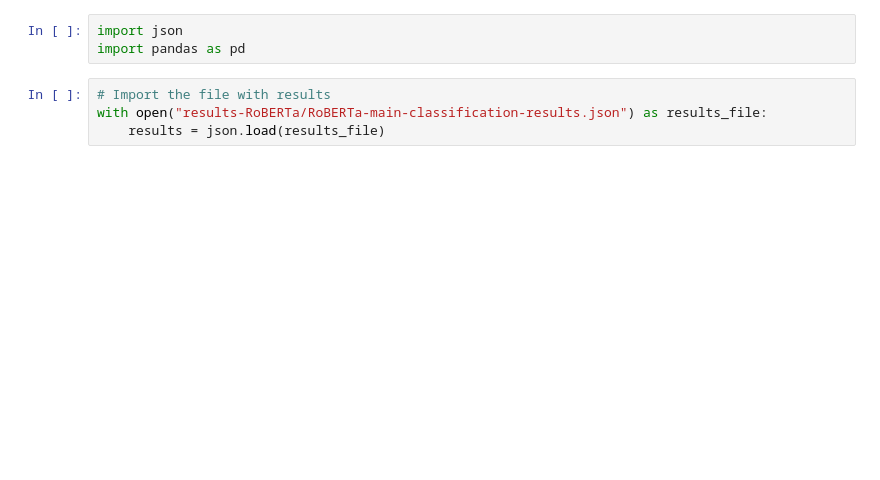
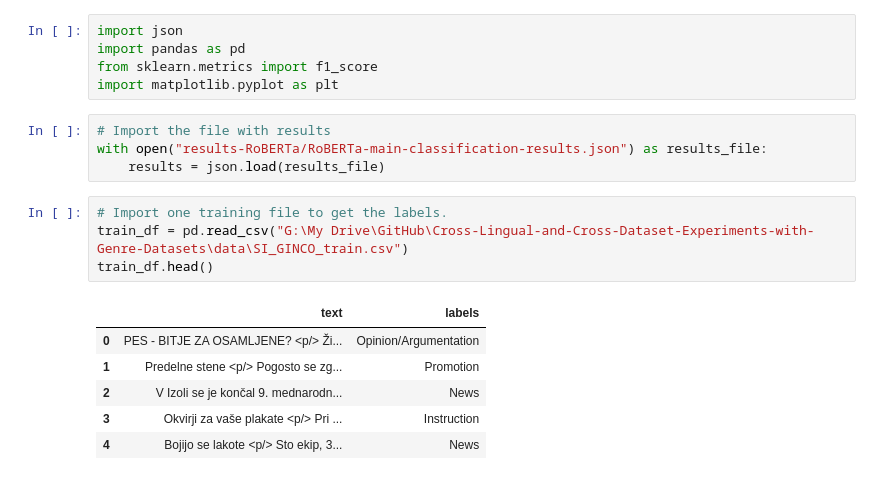
Before and after one commit to TajaKuzman/Cross-Lingual-and-Cross-Dataset-Experiments-with-Genre-Datasets, a Jupyter notebook: 4-Analysing-Results.ipynb, the cells around one changed output. Drawn from its saved outputs; the diff is of its cells as text; blank space fills up the shorter version.

```diff
--- a/4-Analysing-Results.ipynb
+++ b/4-Analysing-Results.ipynb
@@ -1,7 +1,20 @@
 # %%
 import json
 import pandas as pd
+from sklearn.metrics import f1_score
+import matplotlib.pyplot as plt
 # %%
 # Import the file with results
 with open("results-RoBERTa/RoBERTa-main-classification-results.json") as results_file:
     results = json.load(results_file)
+# %%
+# Import one training file to get the labels.
+train_df = pd.read_csv("G:\My Drive\GitHub\Cross-Lingual-and-Cross-Dataset-Experiments-with-Genre-Datasets\data\SI_GINCO_train.csv")
+train_df.head()
+# %% [output]
+|  | text | labels |
+| 0 | PES - BITJE ZA OSAMLJENE? <p/> Ži... | Opinion/Argumentation |
+| 1 | Predelne stene <p/> Pogosto se zg... | Promotion |
+| 2 | V Izoli se je končal 9. mednarodn... | News |
+| 3 | Okvirji za vaše plakate <p/> Pri ... | Instruction |
+| 4 | Bojijo se lakote <p/> Sto ekip, 3... | News |
```
Also changed, not shown: parts of 5 cells of this notebook, 3 other files.
